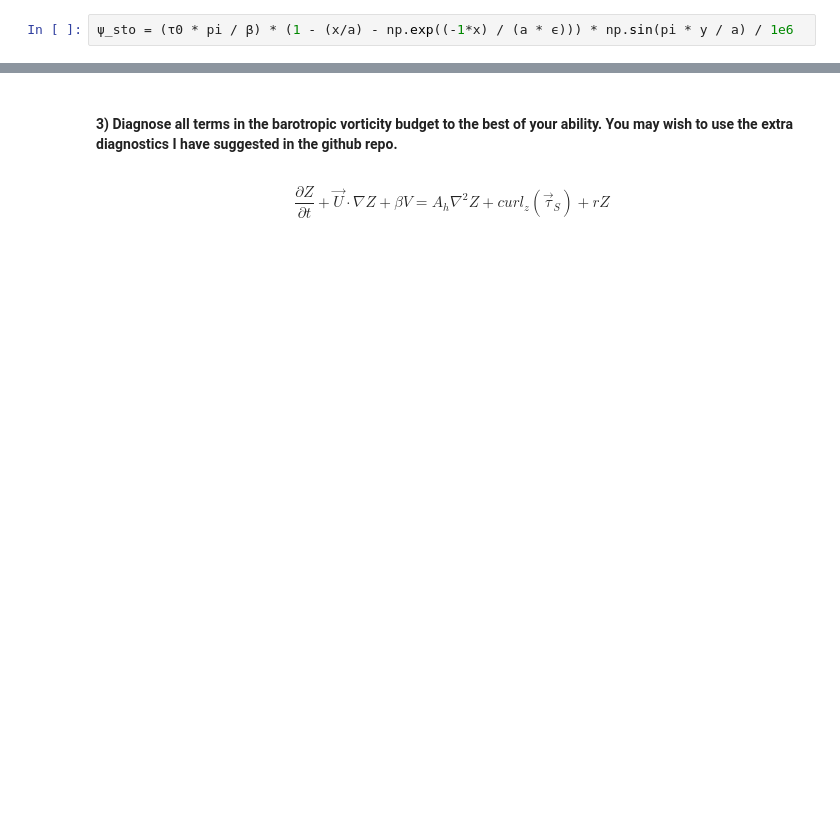
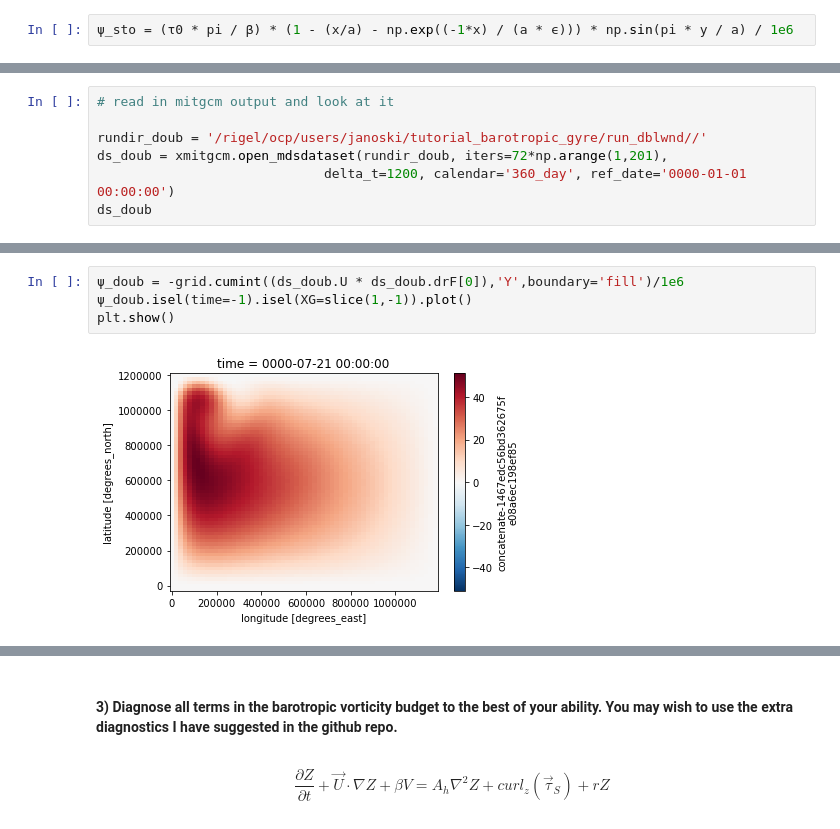
Before and after one commit to tyfolino/Ocean_Dynamics, a Jupyter notebook: Ocean_Dynamics_HW1.ipynb, the cells around one changed output, grey strips where cells are left out. Drawn from its saved outputs; the diff is of its cells as text; blank space fills up the shorter version.

```diff
--- a/Ocean_Dynamics_HW1.ipynb
+++ b/Ocean_Dynamics_HW1.ipynb
@@ -164,0 +164,7 @@ y = ds.YG
+# %%
+# read in mitgcm output and look at it
+
+rundir_doub = '/rigel/ocp/users/janoski/tutorial_barotropic_gyre/run_dblwnd//'
+ds_doub = xmitgcm.open_mdsdataset(rundir_doub, iters=72*np.arange(1,201),
+                             delta_t=1200, calendar='360_day', ref_date='0000-01-01 00:00:00')
+ds_doub
@@ -164,0 +204,6 @@ y = ds.YG
+# %%
+ψ_doub = -grid.cumint((ds_doub.U * ds_doub.drF[0]),'Y',boundary='fill')/1e6
+ψ_doub.isel(time=-1).isel(XG=slice(1,-1)).plot()
+plt.show()
+# %% [output]
+[figure, added]
```
Also changed, not shown: parts of 18 cells of this notebook.
